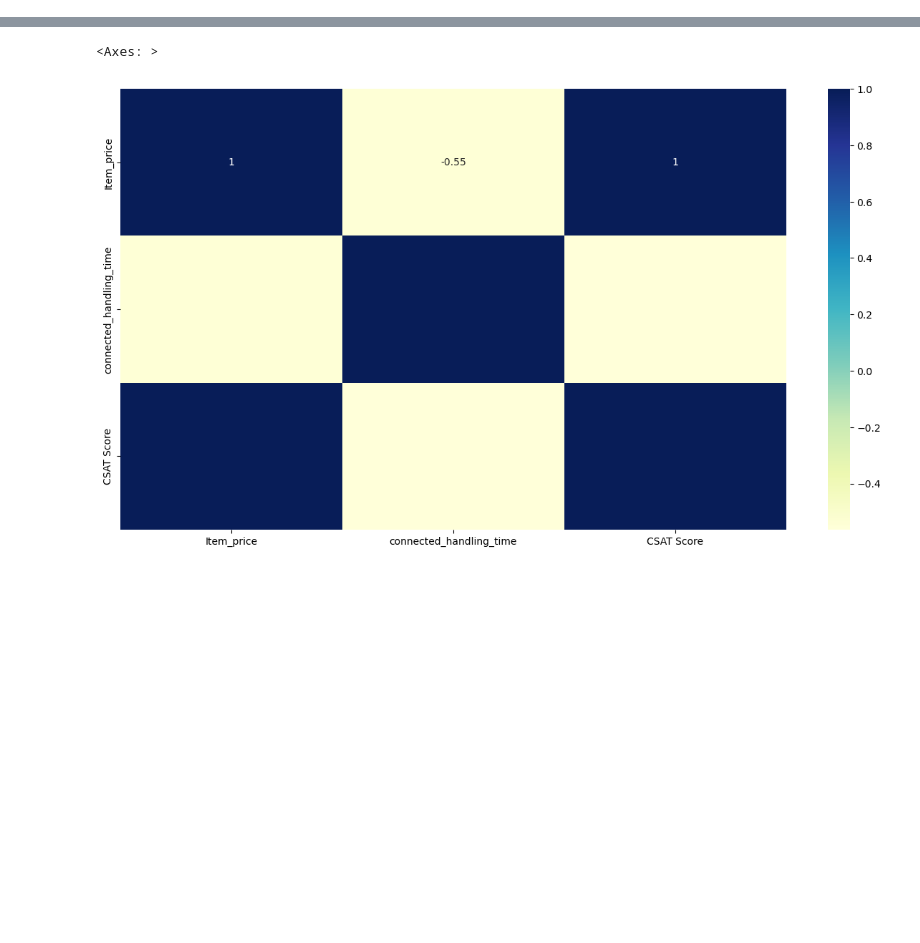
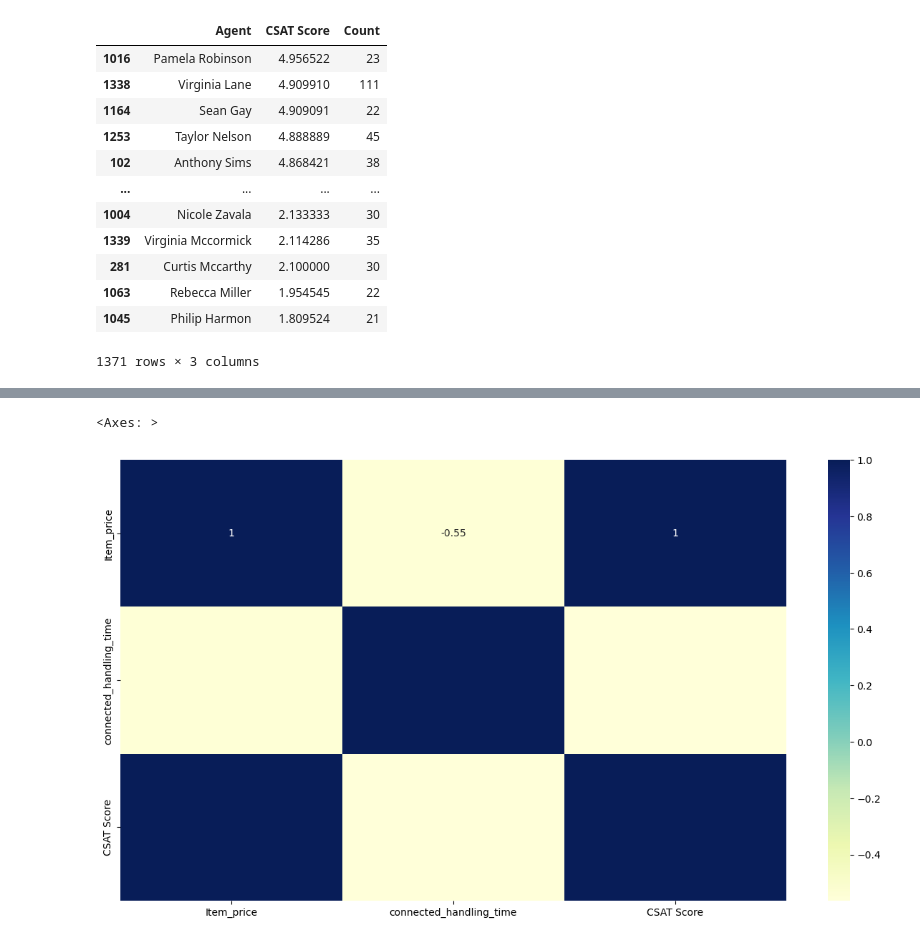
Before and after one commit to MaukanMir/Customer-Support-Classifer, a Jupyter notebook: training.ipynb, the cells around one changed output, grey strips where cells are left out. Saved outputs shown, nothing was run; the diff lists cells and outputs as text; code cells hidden in the pictures; blank space fills up the shorter version.

```diff
--- a/training.ipynb
+++ b/training.ipynb
@@ -85,0 +108,18 @@ negative_count = total_surveys - positive_count
+# %%
+csat_summary = df.groupby('Agent_name')['CSAT Score'].agg(['mean', 'count']).reset_index()
+csat_summary.columns = ["Agent", "CSAT Score", "Count"]
+csat_summary.sort_values("CSAT Score")[::-1]
+# %% [output]
+|  | Agent | CSAT Score | Count |
+| 1016 | Pamela Robinson | 4.956522 | 23 |
+| 1338 | Virginia Lane | 4.909910 | 111 |
+| 1164 | Sean Gay | 4.909091 | 22 |
+| 1253 | Taylor Nelson | 4.888889 | 45 |
+| 102 | Anthony Sims | 4.868421 | 38 |
+| ... | ... | ... | ... |
+| 1004 | Nicole Zavala | 2.133333 | 30 |
+| 1339 | Virginia Mccormick | 2.114286 | 35 |
+| 281 | Curtis Mccarthy | 2.100000 | 30 |
+| 1063 | Rebecca Miller | 1.954545 | 22 |
+| 1045 | Philip Harmon | 1.809524 | 21 |
+1371 rows × 3 columns
```
Also changed, not shown: parts of 3 cells of this notebook.
